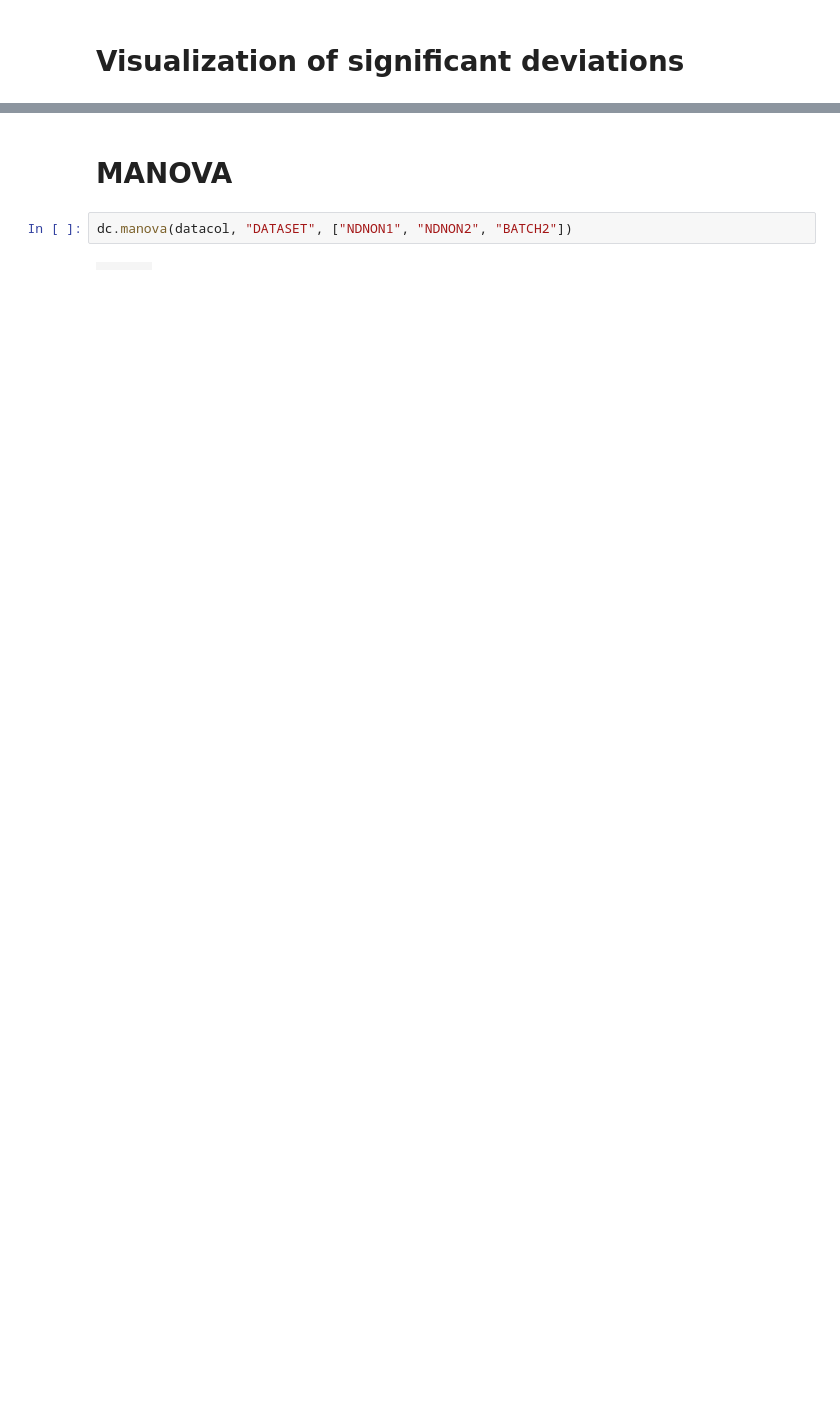
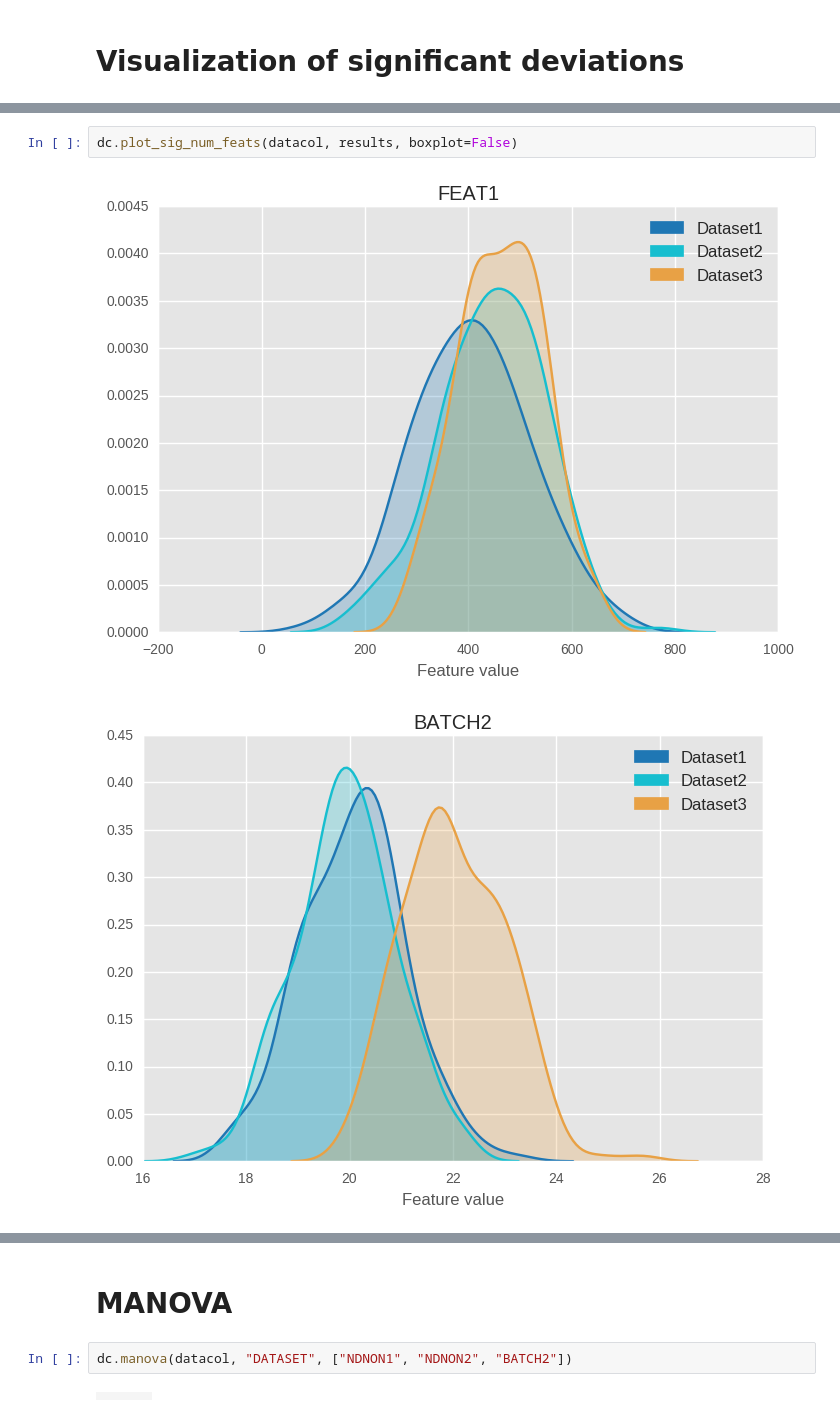
Before and after one commit to Cojabi/DataComp_Examples, a Jupyter notebook: cross-sectional_example.ipynb, the cells around one changed output, grey strips where cells are left out. Cells and saved outputs as stored; diff of their text form; blank space fills up the shorter version.

```diff
--- a/cross-sectional_example.ipynb
+++ b/cross-sectional_example.ipynb
@@ -69 +79,6 @@ dc.plot_sig_num_feats(datacol, results)
 ... (4 outputs left out)
+# %%
+dc.plot_sig_num_feats(datacol, results, boxplot=False)
+# %% [output]
+[figure, added]
+[figure, added]
```
Also changed, not shown: parts of 13 cells of this notebook, 8 other files.
